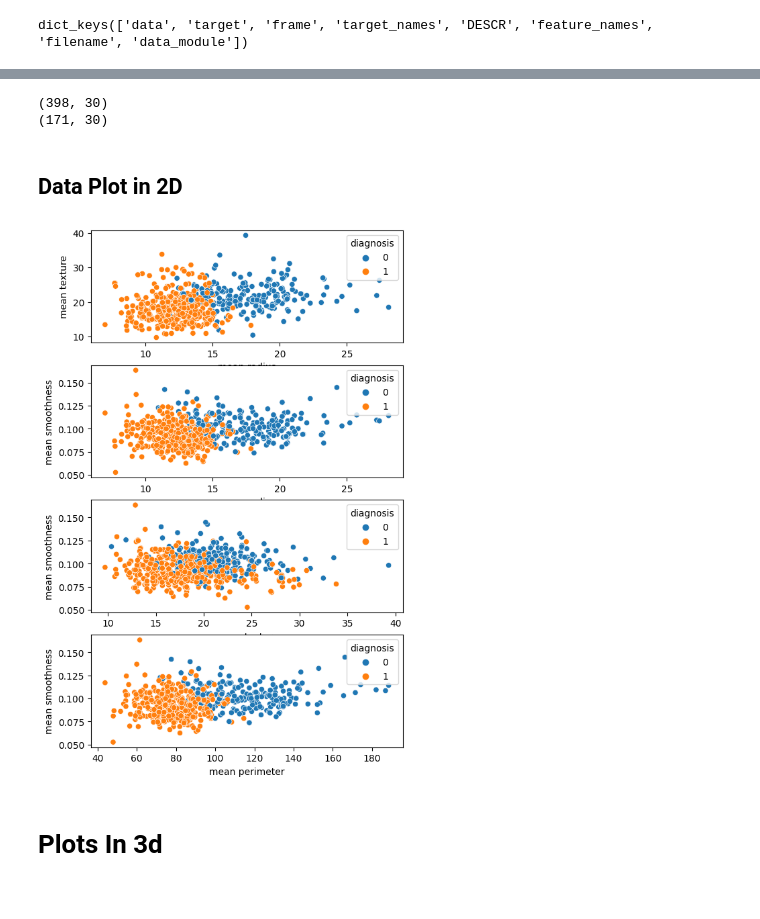
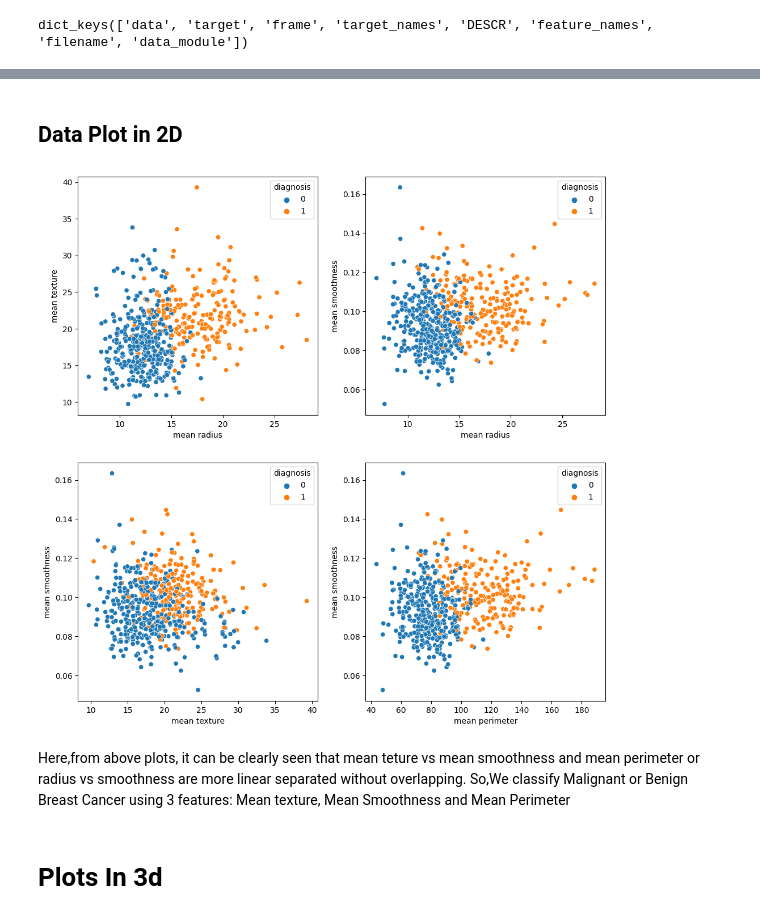
Before and after one commit to DevPro13/SVM_Visualization, a Jupyter notebook: SuportVectorMachineVisualizationWithBreastCancerDataset.ipynb, the cells around one changed output, grey strips where cells are left out. Cells and saved outputs as stored; diff of their text form; code cells hidden in the pictures.

Commit message:
SVM implemeted for breast cancer dataset

```diff
--- a/SuportVectorMachineVisualizationWithBreastCancerDataset.ipynb
+++ b/SuportVectorMachineVisualizationWithBreastCancerDataset.ipynb
@@ -52,5 +77,5 @@ dict_keys(['data', 'target', 'frame', 'target_names', 'DESCR', 'feature_names',
 # %%
-df=pd.DataFrame(dataset["data"],columns=dataset["feature_names"])
-df["diagnosis"]=dataset["target"]
+df=pd.DataFrame(dataset["data"][:,:5],columns=dataset["feature_names"][:5])
+df["diagnosis"]=1-dataset["target"]
 df.head()
 # %% [output]
@@ -82,20 +103,16 @@ X_train,X_test,Y_train,Y_test=train_test_split(dataset["data"],dataset["target"]
-# %%
-print(X_train.shape)
-print(X_test.shape)
-# %% [output]
-(398, 30)
-(171, 30)
 # %% [markdown]
 ## Data Plot in 2D
 # %%
-fig,axes=plt.subplots(4,1,figsize=(6,10))
-sb.scatterplot(ax=axes[0],x="mean radius",y="mean texture",data=df,hue="diagnosis")
-sb.scatterplot(ax=axes[1],x="mean radius",y="mean smoothness",data=df,hue="diagnosis")
-sb.scatterplot(ax=axes[2],x="mean texture",y="mean smoothness",data=df,hue="diagnosis")
-sb.scatterplot(ax=axes[3],x="mean perimeter",y="mean smoothness",data=df,hue="diagnosis")
+fig,axes=plt.subplots(2,2,figsize=(12,12))
+sb.scatterplot(ax=axes[0,0],x="mean radius",y="mean texture",data=df,hue="diagnosis")
+sb.scatterplot(ax=axes[0,1],x="mean radius",y="mean smoothness",data=df,hue="diagnosis")
+sb.scatterplot(ax=axes[1,0],x="mean texture",y="mean smoothness",data=df,hue="diagnosis")
+sb.scatterplot(ax=axes[1,1],x="mean perimeter",y="mean smoothness",data=df,hue="diagnosis")
 plt.show()
 # %% [output]
-[figure, old version]
+[figure, new version]
+# %% [markdown]
+Here,from above plots, it can be clearly seen that mean teture vs mean smoothness and mean perimeter or radius vs smoothness are more linear separated without overlapping. So,We classify Malignant or Benign Breast Cancer using 3 features: Mean texture, Mean Smoothness and Mean Perimeter
 # %% [markdown]
 # Plots In 3d
 # %%
```
Also changed, not shown: parts of 25 cells of this notebook, 2 other files.
